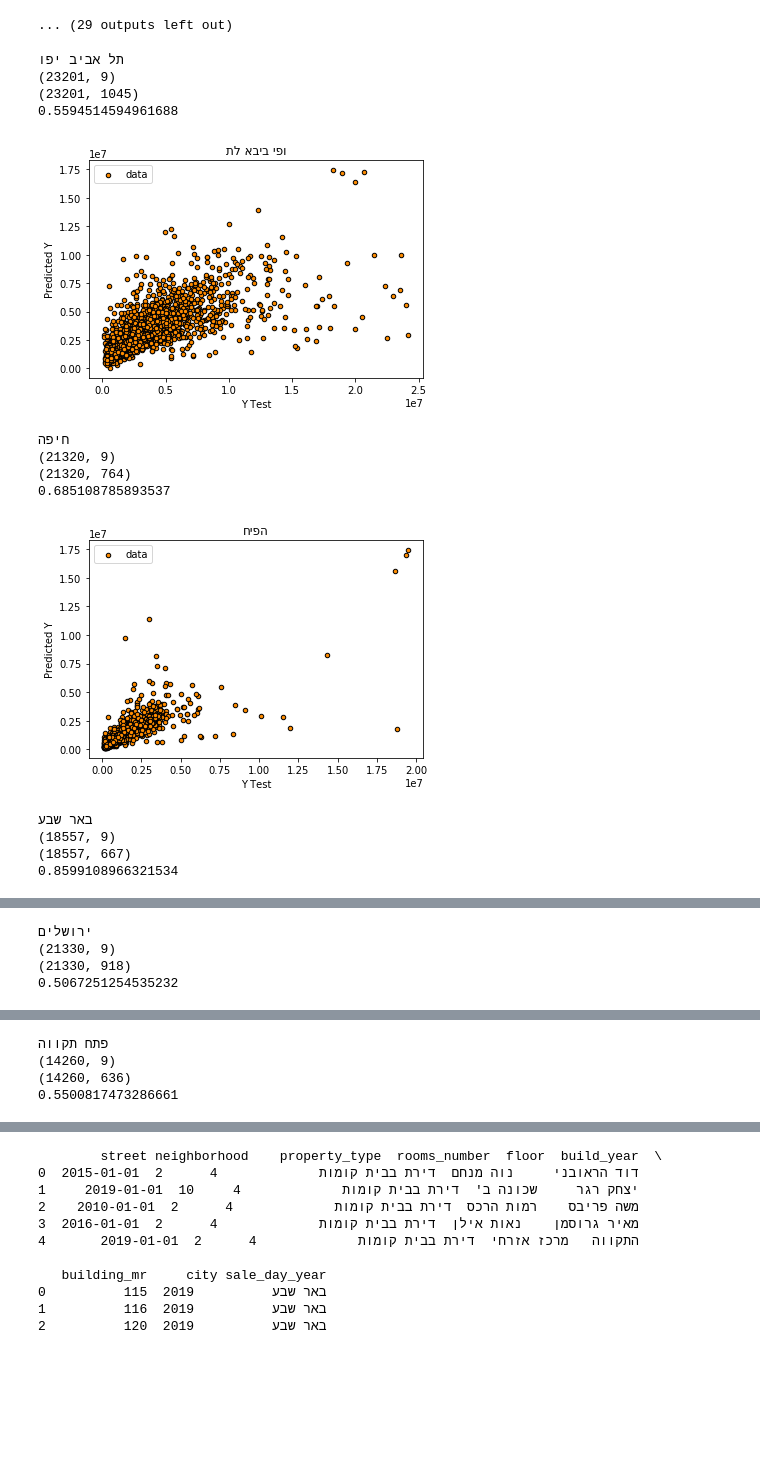
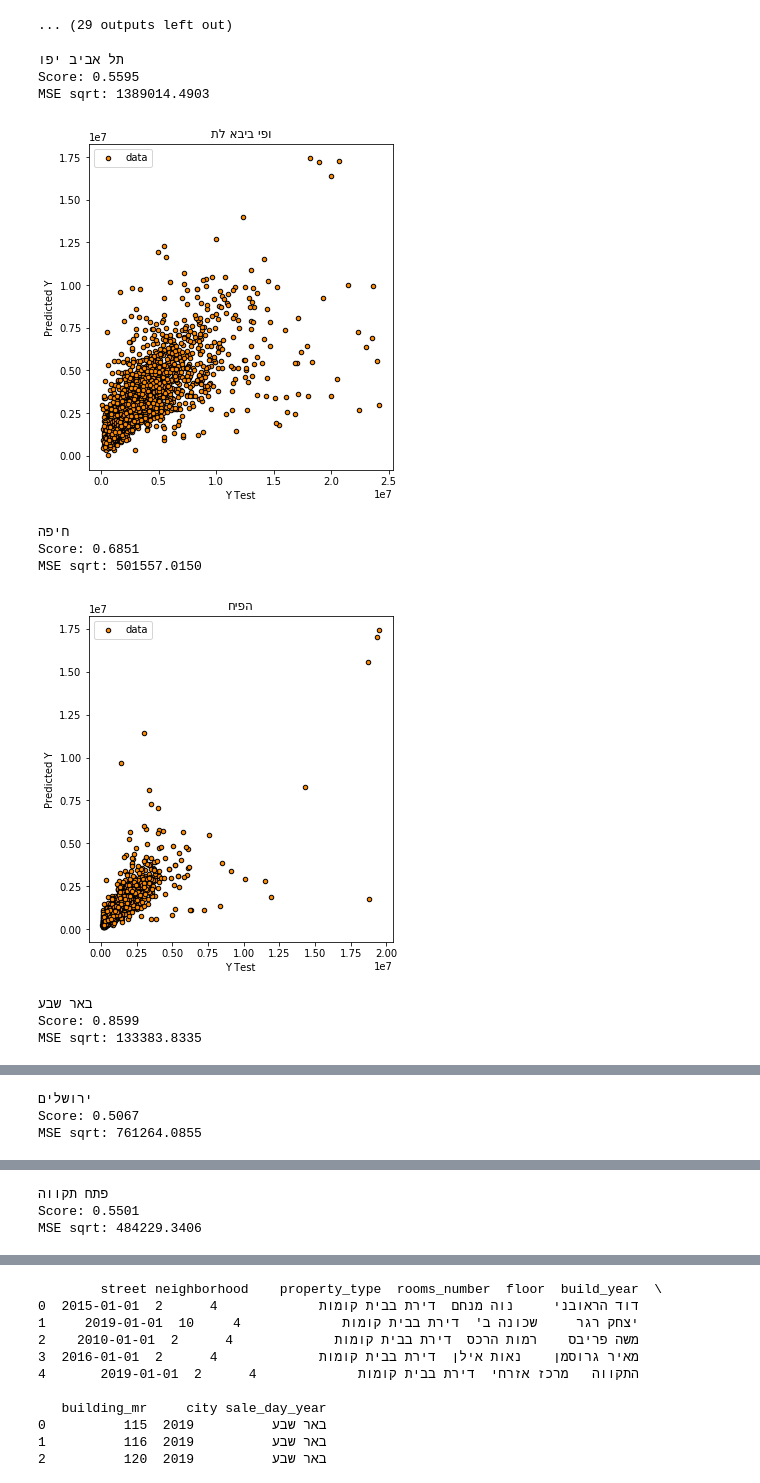
Before and after one commit to barzrcom/final-project, a Jupyter notebook: src/ml/ml/deals_regression.ipynb, the cells around one changed output, grey strips where cells are left out. Drawn from its saved outputs; the diff is of its cells as text; code cells hidden in the pictures; blank space fills up the shorter version.

Commit message:
Add MSE print value of GradientBoosting Algo

```diff
--- a/src/ml/ml/deals_regression.ipynb
+++ b/src/ml/ml/deals_regression.ipynb
@@ -163,56 +163,56 @@ for city in cities.keys():
     _df = df.loc[(df['city'] == city)]
     X = _df[used_features]
     y = _df['final_price']
-    print(X.shape)
+#     print(X.shape)
 
     ohe = preprocessing.OneHotEncoder(handle_unknown='ignore')
     X = ohe.fit_transform(X)
     cities[city]["processor"] = ohe
-    print(X.shape)
+#     print(X.shape)
 
     X_train, X_test, y_train, y_test = train_test_split(X, y, test_size=test_size, random_state=101)
 #     # for tuning parameters
 #     from sklearn.model_selection import GridSearchCV
 #     param_grip = {
 #         'learning_rate': [0.1, 0.05, 0.02],
 #         'max_depth': [4, 6, 8],
 #         'min_samples_leaf': [1, 3],
 #         'max_features': [1.0, 0.3]
 #     }
 #     clf = GradientBoostingRegressor(n_estimators=1000)
 #     gs_cv = GridSearchCV(clf, param_grip).fit(X_train, y_train)
 #     print(gs_cv.best_params_)
 #     continue
     clf = GradientBoostingRegressor(n_estimators=450,
                                     max_depth=8,
                                     learning_rate=0.05,
                                     max_features=0.3,
                                     random_state=1)
     clf.fit(X_train, y_train)
     cities[city]["algo"] = clf
     y_pred = clf.predict(X_test)
-    print(clf.score(X_test, y_test))
+    print("Score: %.4f" % clf.score(X_test, y_test))
+    mse = mean_squared_error(y_test, clf.predict(X_test))
+    print("MSE sqrt: %.4f" % sqrt(mse))
 
     # Plot the results
-    plt.figure()
+    plt.figure(figsize=(12, 6))
+    plt.subplot(1, 2, 1)
     plt.scatter(y_test, y_pred, s=20, edgecolor="black", c="darkorange", label="data")
     plt.xlabel('Y Test')
     plt.ylabel('Predicted Y')
     plt.title(city)
     plt.legend()
     plt.show()
 # %% [output]
 תל אביב יפו
-(23201, 9)
-(23201, 1045)
-0.5594514594961688
+Score: 0.5595
+MSE sqrt: 1389014.4903
-[figure, old version]
+[figure, new version]
 חיפה
-(21320, 9)
-(21320, 764)
-0.685108785893537
+Score: 0.6851
+MSE sqrt: 501557.0150
-[figure, old version]
+[figure, new version]
 באר שבע
-(18557, 9)
-(18557, 667)
-0.8599108966321534
+Score: 0.8599
+MSE sqrt: 133383.8335
@@ -220,4 +220,3 @@ for city in cities.keys():
 ירושלים
-(21330, 9)
-(21330, 918)
-0.5067251254535232
+Score: 0.5067
+MSE sqrt: 761264.0855
@@ -225,4 +224,3 @@ for city in cities.keys():
 פתח תקווה
-(14260, 9)
-(14260, 636)
-0.5500817473286661
+Score: 0.5501
+MSE sqrt: 484229.3406
```
Also changed, not shown: parts of 2 cells of this notebook, 1 other file.
